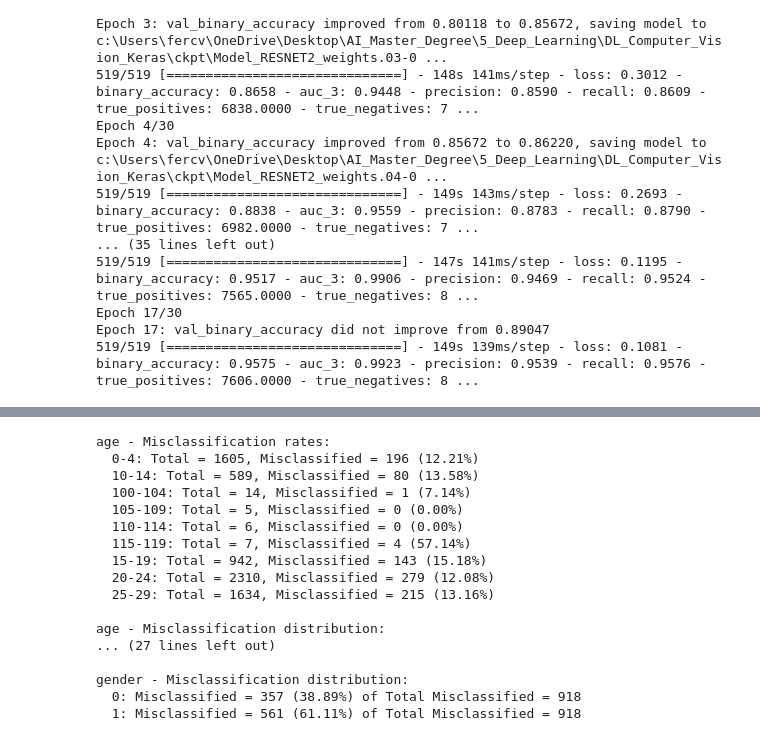
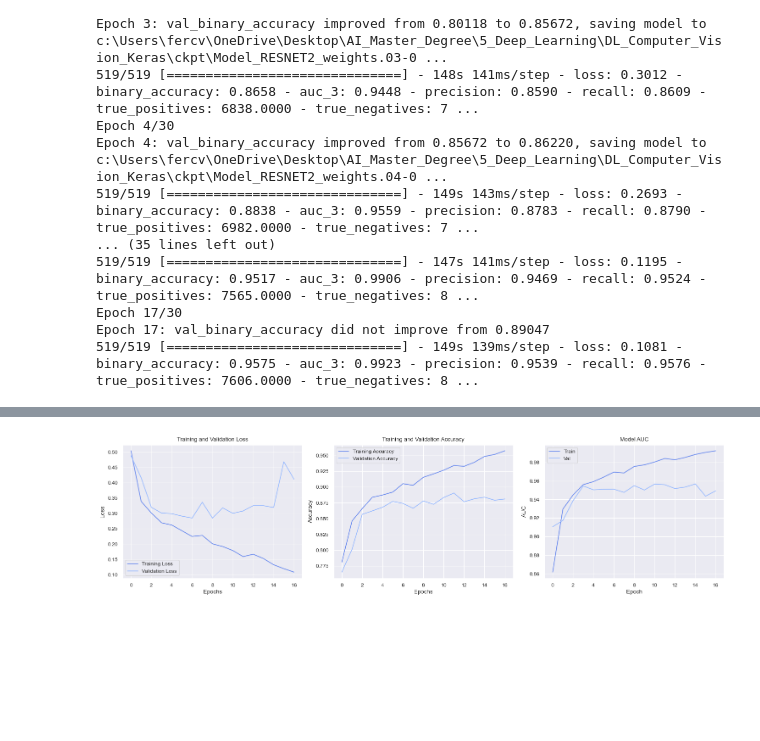
Before and after one commit to Fercv87/DL_Computer_Vision_Keras, a Jupyter notebook: 20240303_Neural_networks_Face_Recognition_v6_KERAS.ipynb, the cells around one changed output, grey strips where cells are left out. Cells and saved outputs as stored; diff of their text form; code cells hidden in the pictures; blank space fills up the shorter version.

```diff
--- a/20240303_Neural_networks_Face_Recognition_v6_KERAS.ipynb
+++ b/20240303_Neural_networks_Face_Recognition_v6_KERAS.ipynb
@@ -2174,26 +1768,32 @@ plt.show()
-# %%
-# Example usage:
-calculate_combined_misclassification_info(
-    y_true,
-    y_pred,
-    age_gender_data,
-    category_names=['age', 'ethnicity', 'gender']
-)
-# %% [output]
-age - Misclassification rates:
-  0-4: Total = 1605, Misclassified = 196 (12.21%)
-  10-14: Total = 589, Misclassified = 80 (13.58%)
-  100-104: Total = 14, Misclassified = 1 (7.14%)
-  105-109: Total = 5, Misclassified = 0 (0.00%)
-  110-114: Total = 6, Misclassified = 0 (0.00%)
-  115-119: Total = 7, Misclassified = 4 (57.14%)
-  15-19: Total = 942, Misclassified = 143 (15.18%)
-  20-24: Total = 2310, Misclassified = 279 (12.08%)
-  25-29: Total = 1634, Misclassified = 215 (13.16%)
-
-age - Misclassification distribution:
-... (27 lines left out)
-
-gender - Misclassification distribution:
-  0: Misclassified = 357 (38.89%) of Total Misclassified = 918
-  1: Misclassified = 561 (61.11%) of Total Misclassified = 918
+# %%
+# Plotting training and validation loss
+plt.figure(figsize=(15, 4))
+plt.subplot(1, 3, 1)
+plt.plot(history_v5.history['loss'], label='Training Loss')
+plt.plot(history_v5.history['val_loss'], label='Validation Loss')
+plt.title('Training and Validation Loss')
+plt.xlabel('Epochs')
+plt.ylabel('Loss')
+plt.legend()
+
+# Plotting training and validation accuracy
+plt.subplot(1, 3, 2)
+plt.plot(history_v5.history['binary_accuracy'], label='Training Accuracy')
+plt.plot(history_v5.history['val_binary_accuracy'], label='Validation Accuracy')
+plt.title('Training and Validation Accuracy')
+plt.xlabel('Epochs')
+plt.ylabel('Accuracy')
+plt.legend()
+
+plt.subplot(1, 3, 3)
+plt.plot(history_v5.history['auc_3'])
+plt.plot(history_v5.history['val_auc_3'])
+plt.title('Model AUC')
+plt.ylabel('AUC')
+plt.xlabel('Epoch')
+plt.legend(['Train', 'Val'], loc='upper left')
+
+plt.tight_layout()
+plt.show()
+# %% [output]
+[figure, added]
```
Also changed, not shown: parts of 44 cells of this notebook.
